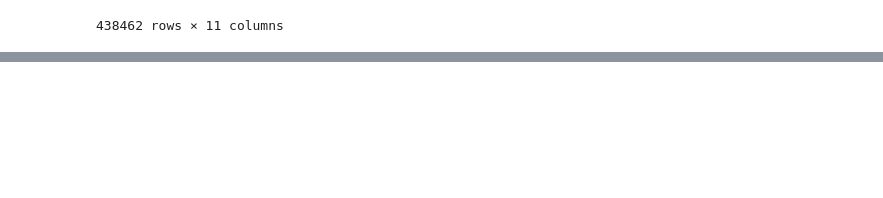
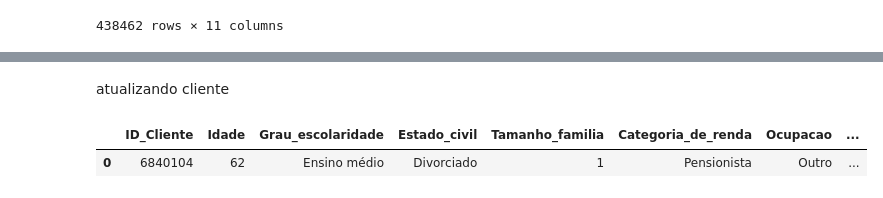
Before and after one commit to felipebocajr/Python-para-dados, a Jupyter notebook: pandas/diferentes formatos de arquivos/pandas.ipynb, the cells around one changed output, grey strips where cells are left out. Drawn from its saved outputs; the diff is of its cells as text; code cells hidden in the pictures; blank space fills up the shorter version.

```diff
--- a/pandas/diferentes formatos de arquivos/pandas.ipynb
+++ b/pandas/diferentes formatos de arquivos/pandas.ipynb
@@ -651,0 +683,2 @@ pd.read_sql_table('clientes', engine)
+# %% [markdown]
+atualizando cliente
@@ -651,0 +691,8 @@ pd.read_sql_table('clientes', engine)
+# %%
+#atribui a uma variável uma consulta em SQL
+query = 'SELECT * FROM CLIENTES WHERE ID_cliente = 6840104'
+#lê a consulta em sql
+pd.read_sql(query, engine)
+# %% [output]
+|  | ID_Cliente | Idade | Grau_escolaridade | Estado_civil | Tamanho_familia | Categoria_de_renda | Ocupacao | ... |
+| 0 | 6840104 | 62 | Ensino médio | Divorciado | 1 | Pensionista | Outro | ... |
```
Also changed, not shown: parts of 12 cells of this notebook.
